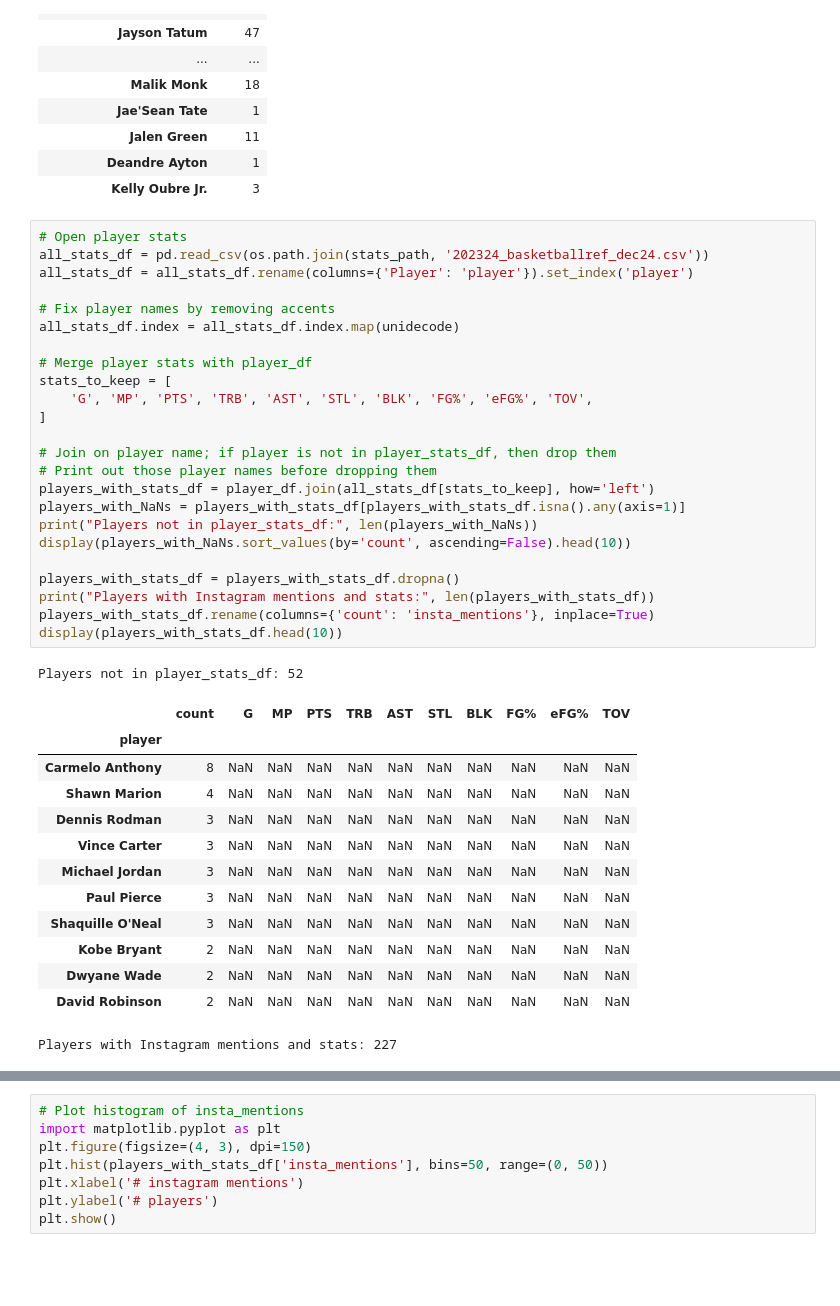
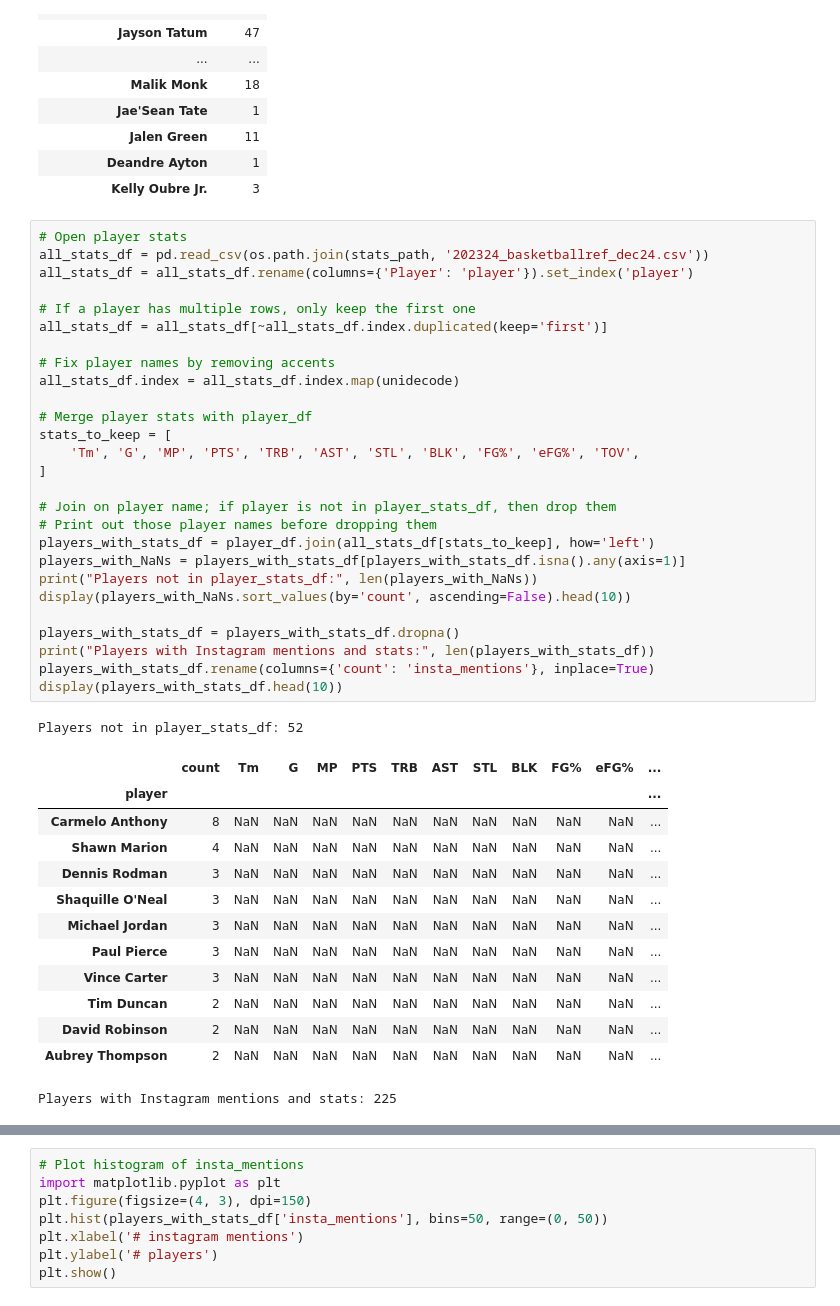
Before and after one commit to rmovva/NBAnalysis, a Jupyter notebook: parse-insta-captions.ipynb, the cells around one changed output, grey strips where cells are left out. Drawn from its saved outputs; the diff is of its cells as text; blank space fills up the shorter version.

```diff
--- a/parse-insta-captions.ipynb
+++ b/parse-insta-captions.ipynb
@@ -306,39 +306,42 @@ Added 2 from Dereck Lively to Dereck Lively II
 # %%
 # Open player stats
 all_stats_df = pd.read_csv(os.path.join(stats_path, '202324_basketballref_dec24.csv'))
 all_stats_df = all_stats_df.rename(columns={'Player': 'player'}).set_index('player')
+
+# If a player has multiple rows, only keep the first one
+all_stats_df = all_stats_df[~all_stats_df.index.duplicated(keep='first')]
 
 # Fix player names by removing accents
 all_stats_df.index = all_stats_df.index.map(unidecode)
 
 # Merge player stats with player_df
 stats_to_keep = [
-    'G', 'MP', 'PTS', 'TRB', 'AST', 'STL', 'BLK', 'FG%', 'eFG%', 'TOV',
+    'Tm', 'G', 'MP', 'PTS', 'TRB', 'AST', 'STL', 'BLK', 'FG%', 'eFG%', 'TOV',
 ]
 
 # Join on player name; if player is not in player_stats_df, then drop them
 # Print out those player names before dropping them
 players_with_stats_df = player_df.join(all_stats_df[stats_to_keep], how='left')
 players_with_NaNs = players_with_stats_df[players_with_stats_df.isna().any(axis=1)]
 print("Players not in player_stats_df:", len(players_with_NaNs))
 display(players_with_NaNs.sort_values(by='count', ascending=False).head(10))
 
 players_with_stats_df = players_with_stats_df.dropna()
 print("Players with Instagram mentions and stats:", len(players_with_stats_df))
 players_with_stats_df.rename(columns={'count': 'insta_mentions'}, inplace=True)
 display(players_with_stats_df.head(10))
 # %% [output]
 Players not in player_stats_df: 52
-|  | count | G | MP | PTS | TRB | AST | STL | BLK | FG% | eFG% | TOV |
-| player |  |  |  |  |  |  |  |  |  |  |  |
-| Carmelo Anthony | 8 | NaN | NaN | NaN | NaN | NaN | NaN | NaN | NaN | NaN | NaN |
-| Shawn Marion | 4 | NaN | NaN | NaN | NaN | NaN | NaN | NaN | NaN | NaN | NaN |
-| Dennis Rodman | 3 | NaN | NaN | NaN | NaN | NaN | NaN | NaN | NaN | NaN | NaN |
-| Vince Carter | 3 | NaN | NaN | NaN | NaN | NaN | NaN | NaN | NaN | NaN | NaN |
-| Michael Jordan | 3 | NaN | NaN | NaN | NaN | NaN | NaN | NaN | NaN | NaN | NaN |
-| Paul Pierce | 3 | NaN | NaN | NaN | NaN | NaN | NaN | NaN | NaN | NaN | NaN |
-| Shaquille O'Neal | 3 | NaN | NaN | NaN | NaN | NaN | NaN | NaN | NaN | NaN | NaN |
-| Kobe Bryant | 2 | NaN | NaN | NaN | NaN | NaN | NaN | NaN | NaN | NaN | NaN |
-| Dwyane Wade | 2 | NaN | NaN | NaN | NaN | NaN | NaN | NaN | NaN | NaN | NaN |
-| David Robinson | 2 | NaN | NaN | NaN | NaN | NaN | NaN | NaN | NaN | NaN | NaN |
+|  | count | Tm | G | MP | PTS | TRB | AST | STL | BLK | FG% | eFG% | ... |
+| player |  |  |  |  |  |  |  |  |  |  |  | ... |
+| Carmelo Anthony | 8 | NaN | NaN | NaN | NaN | NaN | NaN | NaN | NaN | NaN | NaN | ... |
+| Shawn Marion | 4 | NaN | NaN | NaN | NaN | NaN | NaN | NaN | NaN | NaN | NaN | ... |
+| Dennis Rodman | 3 | NaN | NaN | NaN | NaN | NaN | NaN | NaN | NaN | NaN | NaN | ... |
+| Shaquille O'Neal | 3 | NaN | NaN | NaN | NaN | NaN | NaN | NaN | NaN | NaN | NaN | ... |
+| Michael Jordan | 3 | NaN | NaN | NaN | NaN | NaN | NaN | NaN | NaN | NaN | NaN | ... |
+| Paul Pierce | 3 | NaN | NaN | NaN | NaN | NaN | NaN | NaN | NaN | NaN | NaN | ... |
+| Vince Carter | 3 | NaN | NaN | NaN | NaN | NaN | NaN | NaN | NaN | NaN | NaN | ... |
+| Tim Duncan | 2 | NaN | NaN | NaN | NaN | NaN | NaN | NaN | NaN | NaN | NaN | ... |
+| David Robinson | 2 | NaN | NaN | NaN | NaN | NaN | NaN | NaN | NaN | NaN | NaN | ... |
+| Aubrey Thompson | 2 | NaN | NaN | NaN | NaN | NaN | NaN | NaN | NaN | NaN | NaN | ... |
-Players with Instagram mentions and stats: 227
+Players with Instagram mentions and stats: 225
```
Also changed, not shown: parts of 3 cells of this notebook, 2 other files.
